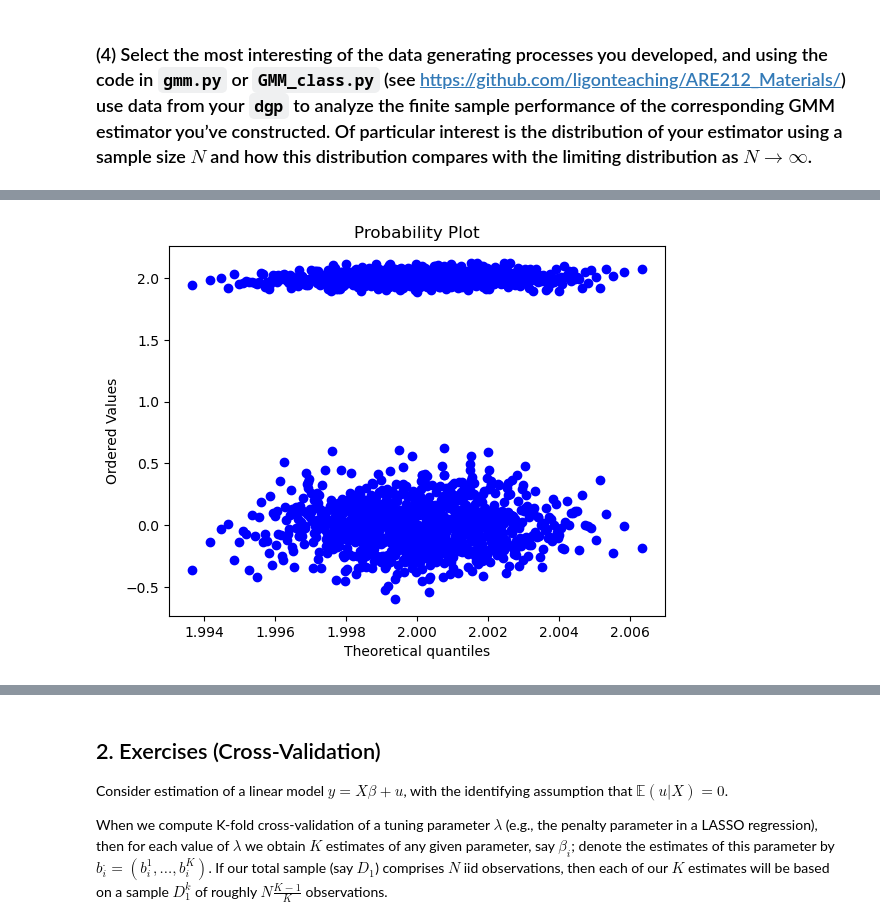
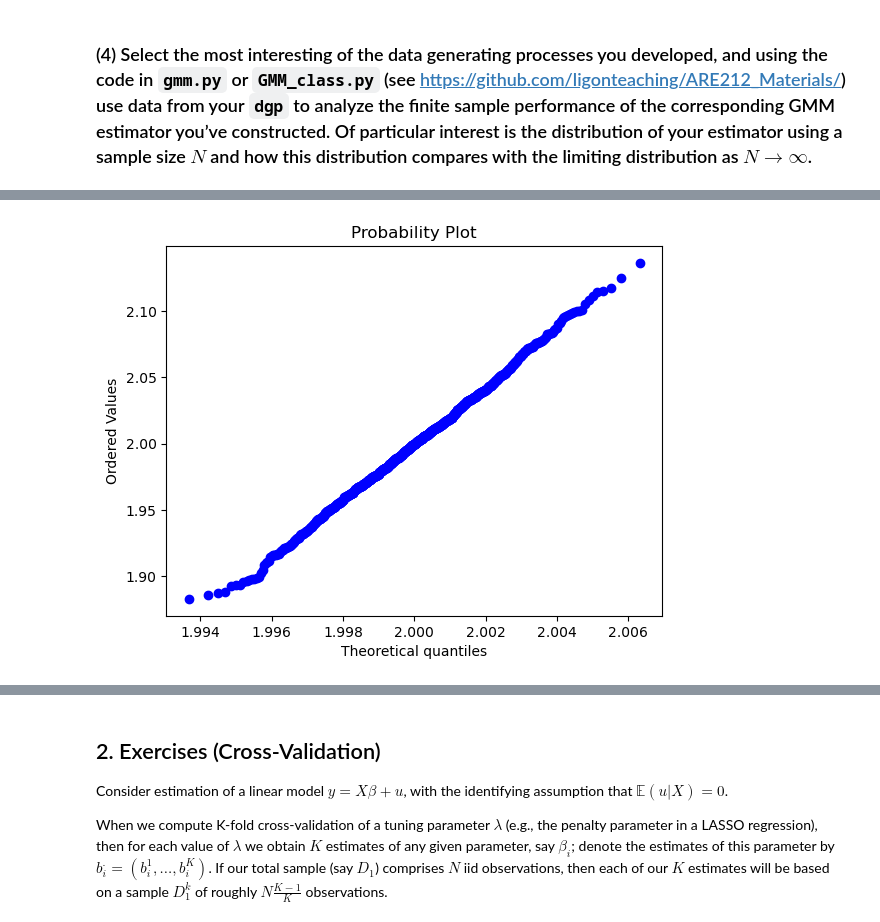
Before and after one commit to eleanor-adachi/ARE212_Materials, a Jupyter notebook: Assignments/assignment3/assignment3_ea.ipynb, the cells around one changed output, grey strips where cells are left out. Saved outputs shown, nothing was run; the diff lists cells and outputs as text; code cells hidden in the pictures.

```diff
--- a/Assignments/assignment3/assignment3_ea.ipynb
+++ b/Assignments/assignment3/assignment3_ea.ipynb
@@ -674,2 +879,41 @@ plt.show()
 # %% [markdown]
 #### (h) $y^\gamma = \alpha + u$, with $y > 0$ and $\gamma$ a scalar, and $\mathbb{E}(Z^⊤u) = \mathbb{E}u = 0$ and $\mathbb{E}Z^⊤ \begin{bmatrix} \gamma y^{\gamma − 1} \\ −1 \end{bmatrix} = Q(\gamma)$.  *Note: $y$, $Z$, and $u$ are random variables.*
+# %%
+def dgp_h(N, b0, pi=[3,4], sigma_u=1):
+    '''
+    Generate dataset for GMM model G
+
+    Takes as inputs sample size N and vector of true parameters (alpha and gamma), b0
+
+    Returns a tuple with numpy arrays y and Z, all of length N
+    '''
+    # Retrieve true parameters
+    alpha = b0[0]
+    gamma = b0[1]
+
+    # Construct random variables
+    u = iid.norm(scale=sigma_u).rvs(N)
+    Z = np.random.normal(size=(N,len(pi)), loc=1, scale=0.5)
+
+    # Create df and add y
+    df = pd.DataFrame()
+    y = (alpha + u)**(1/gamma)
+    df['y'] = y
+    df['Constant'] = 1
+
+    # Add Z to df
+    z_cols = []
+    for i in range(len(pi)):
+        z_col = 'z'+str(i+1)
+        z_cols.append(z_col)
+        df[z_col] = Z[:, i]
+
+    return df['y'], df[['Constant']+z_cols] # y as series
+# %%
+np.random.seed(1234)
+
+alpha = 1
+gamma = 0.5
+N = 100
+
+y, Z = dgp_h(N, [alpha, gamma], pi=[3,4])
@@ -929,10 +1186,10 @@ print(np.mean(np.array(J_draws_100) < limiting_J.isf(.05)))
 # %%
 from scipy.stats import probplot
 
-limiting_b = iid.norm(loc=beta,scale=sigma_0(100)) # from central limit theorem
-_ = probplot(b_draws_100,dist=limiting_b,fit=False,plot=plt) # looking for 45 degree line
+limiting_b = iid.norm(loc=beta, scale=sigma_0(100)) # from central limit theorem
+_ = probplot(b_draws_100['b1'], dist=limiting_b, fit=False, plot=plt) # looking for 45 degree line
 # %% [output]
-[figure, old version]
+[figure, new version]
 # %%
 _ = ppplot(J_draws_1000, limiting_J)
 print(np.mean(np.array(J_draws_1000) < limiting_J.isf(.05)))
```
Also changed, not shown: parts of 44 cells of this notebook.
